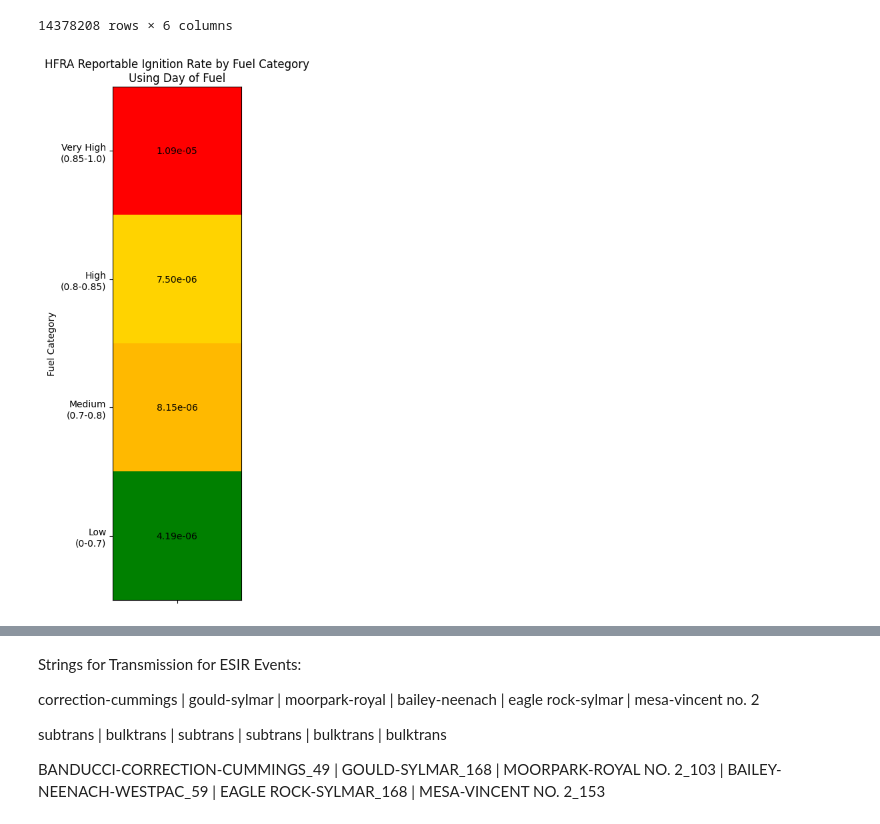
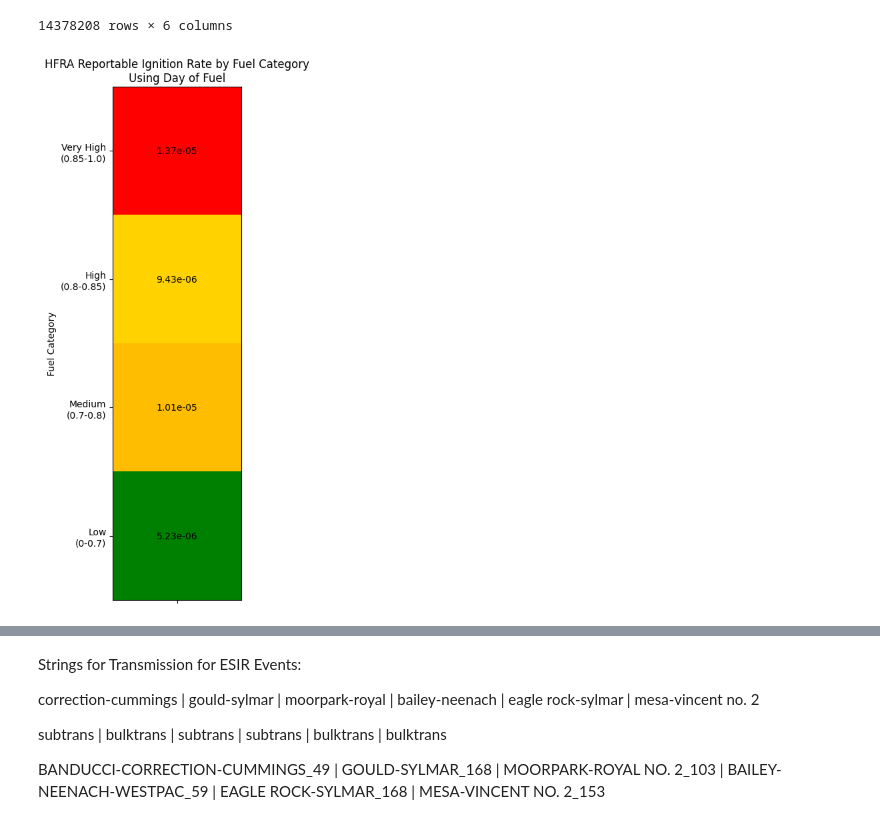
Before and after one commit to charliet202020/Ignition-Goal-Setting-Github, a Jupyter notebook: Circuit_Level_Analysis_Distribution_Only.ipynb, the cells around one changed output, grey strips where cells are left out. Drawn from its saved outputs; the diff is of its cells as text; code cells hidden in the pictures.

```diff
--- a/Circuit_Level_Analysis_Distribution_Only.ipynb
+++ b/Circuit_Level_Analysis_Distribution_Only.ipynb
@@ -687,7 +743,7 @@ res_df
 # Create a line plot
 fig, ax = plt.subplots(figsize=(10, 6))
 ax.plot(res_df['Year'], res_df['Ignition Ratio'], marker='o')
-ax.set_title('Ignition Rate Over Time Using Option 1')
+ax.set_title('Ignition Rate Over Time')
 ax.set_xlabel('Year')
 ax.set_ylabel('Ignition Per Bad Weather Mile Day')
 # annotate the points
@@ -714,7 +770,7 @@ for yr in range(2020, 2027):
     weights = [1/5, 1/5, 1/5, 1/5, 1/5]
     if custom_weight:
         weights = [0.05, 0.05, 0.1, 0.1, 0.7]
-        weights = [0.0161, 0.0441, 0.0919, 0.1498, 0.6915] # Using a Gaussian distribution fallout rate, Obtained from Thayne Dye
+        # weights = [0.0161, 0.0441, 0.0919, 0.1498, 0.6915] # Using a Gaussian distribution fallout rate, Obtained from Thayne Dye
     filtered_data['weights'] = weights
     # calculate the weighted average of Ignition Ratio
     weighted_avg = (filtered_data['Ignition Ratio'] * filtered_data['weights']).sum() / filtered_data['weights'].sum()
@@ -803,0 +1233,4 @@ plt.show()
+# %%
+# keep distribution_data_cumsum for month 1 only
+distribution_data_cumsum_jan = distribution_data_cumsum[distribution_data_cumsum['Month'] == 1]
+distribution_data_cumsum_jan
@@ -803,0 +1547,29 @@ plt.show()
+# %%
+# read 2025 historical data for the first half
+historical_2025_first_half = pd.read_csv(r"\\sce.eix.com\workgroup\SPE_DSA\Charles\IgnitionGoalSettingMidput\Historical_Fuel_07012025.csv", low_memory=False)
+historical_2025_first_half['Date'] = pd.to_datetime(historical_2025_first_half['time']).dt.strftime('%Y-%m-%d')
+historical_2025_first_half['Circuit'] = historical_2025_first_half['id']
+historical_2025_first_half['FuelsIndex_max_FPI2'] = historical_2025_first_half['mean_max_fpi_2.0_tdd_fuels_index']
+historical_2025_first_half = historical_2025_first_half[['Date','Circuit','FuelsIndex_max_FPI2',]]
+# create a copy for merging to get miles
+temp_forecast = dist_df_forecast_agg[['Date', 'Circuit', 'Circuit Miles']].copy()
+historical_2025_first_half = pd.merge(historical_2025_first_half, temp_forecast, left_on=['Date','Circuit'], right_on=['Date','Circuit'], how='left')
+# concat with second half forecast data
+temp_forecast_2025_second_half = dist_df_forecast_agg[['Date', 'Circuit', 'FuelsIndex_max_FPI2', 'Circuit Miles']].copy()
+# filter for dates after 2025-07-01
+temp_forecast_2025_second_half = temp_forecast_2025_second_half[temp_forecast_2025_second_half['Date'] > '2025-07-01']
+# concat
+historical_2025_full = pd.concat([historical_2025_first_half, temp_forecast_2025_second_half], ignore_index=True)
+# create a month and category column
+historical_2025_full['Month'] = pd.to_datetime(historical_2025_full['Date']).dt.month
+historical_2025_full['Fuel Category'] = np.where(historical_2025_full['FuelsIndex_max_FPI2'] >= 0.85, 'High', 'Low')
+# aggregate by Month and Fuel Category
+historical_2025_full = historical_2025_full.groupby(['Month', 'Fuel Category']).agg({'Circuit Miles': 'sum'}).reset_index()
+# keep only High category
+historical_2025_full = historical_2025_full[historical_2025_full['Fuel Category'] == 'High']
+# merge with all months dataframe for 2025
+all_months_2025 = pd.DataFrame({'Year': [2025]*12, 'Month': list(range(1, 13))})
+historical_2025_full = all_months_2025.merge(historical_2025_full, on='Month', how='left')
+# fill na with 0
+historical_2025_full['Circuit Miles'] = historical_2025_full['Circuit Miles'].fillna(0)
+historical_2025_full
@@ -956,6 +2281,8 @@ res_df2_cond = [res_df2_agg[f"{fuel_var}"] >= agg_fuel1,
 res_df2_choices = [f"{agg_fuel1}-1.0", f"{agg_fuel2}-{agg_fuel1}", f"{agg_fuel3}-{agg_fuel2}", f"0-{agg_fuel3}"]
 ignitions_agg_agg['Fuel Category'] = np.select(ignition_cond, ignition_choices, default=ignition_choices[-1])
 res_df2_agg['Fuel Category'] = np.select(res_df2_cond, res_df2_choices, default=res_df2_choices[-1])
+# keep only res_df2_agg with year between 2017 and 2024
+res_df2_agg = res_df2_agg[pd.to_datetime(res_df2_agg['Date']).dt.year.between(2017, 2024)]
 # group ignitions_agg_agg by Fuel Category, take sum of Ignition Count
 ignitions_agg_grouped = ignitions_agg_agg.groupby('Fuel Category')['Ignition_Count'].sum().reset_index()
 # group res_df2_agg by Fuel Category, take sum of Circuit Miles
@@ -969,34 +2296,34 @@ ignition_rate_array = np.array(merged_grouped['Ignition Rate']).reshape(4,1)
 # reverse the array
 ignition_rate_array = np.flip(ignition_rate_array, axis=0)
 ignition_rate_array
 # draw a matrix for the rates
 fig, ax = plt.subplots(figsize=(10, 10))
 colors = ['green', 'yellow', 'orange', 'red']
 cmap2 = mcolors.LinearSegmentedColormap.from_list("mycmap", colors)
 colors = cmap2(ignition_rate_array.reshape(-1, 1))
 sm = ScalarMappable(cmap=cmap2, norm=plt.Normalize(0, ignition_rate_array.max()))
 sm.set_array([])
 im = ax.imshow(ignition_rate_array, cmap=cmap2)
 
 # add ticks
 # ax.set_xticks(np.arange(len(wind_cats)), )
 # create a category label list
 word_choices = ["Very High", "High", "Medium", "Low"]
 fuel_categories = [f"{word}" + f"\n({res_choice})" for word, res_choice in zip(word_choices, res_df2_choices)]
 ax.set_xticks(np.arange(1), labels=[''])
 ax.set_yticks(np.arange(len(res_df2_choices)), labels=fuel_categories)
 for i in range(ignition_rate_array.shape[0]):
     for j in range(ignition_rate_array.shape[1]):
         text = ax.text(j, i, f"{ignition_rate_array[i, j]:.2e}", ha='center', va='center', color='black')
 # # set x label
 # ax.set_xlabel('Wind Category')
 # set y label
 ax.set_ylabel('Fuel Category')
 # set title
 ax.set_title('HFRA Reportable Ignition Rate by Fuel Category\nUsing Day of Fuel')
 plt.show()
 # %% [output]
-[figure, old version]
+[figure, new version]
 # %%
 # create an aggregated copy of ignitions_agg and res_df2
 ignitions_agg_agg = ignitions_agg.copy()
```
Also changed, not shown: parts of 67 cells of this notebook, 6 other files.
